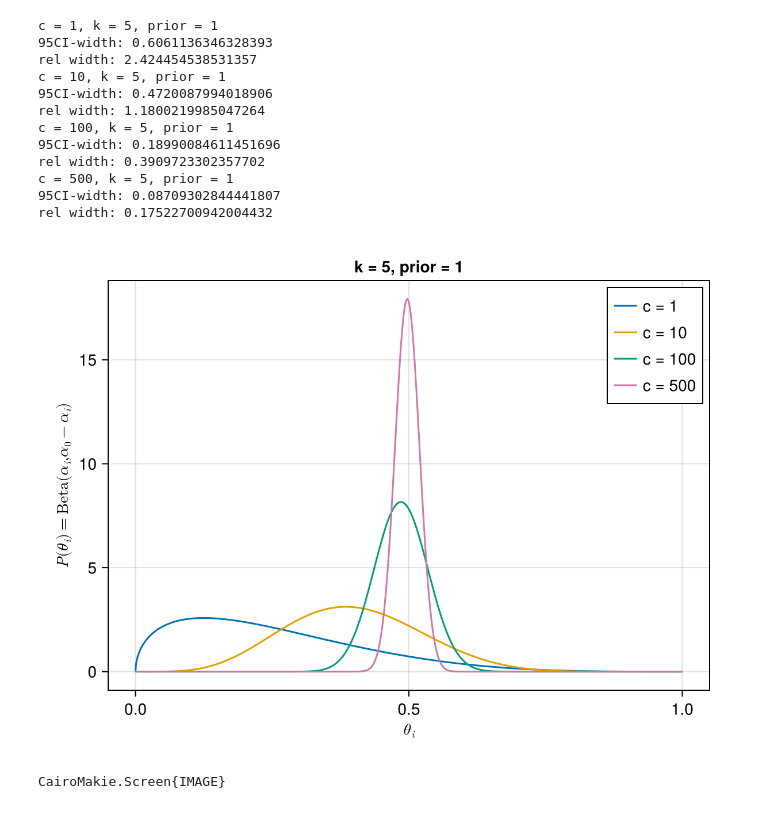
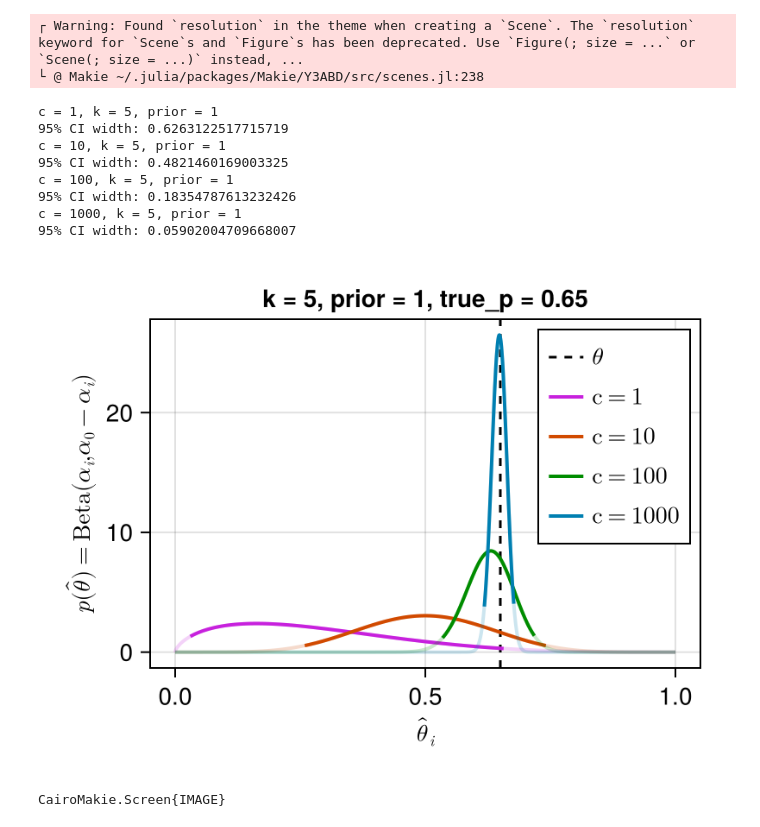
Before and after one commit to luisastue/hc-rl-thompson-sampling, a Jupyter notebook: poc/dirichlet_marginal_evolution.ipynb, the cells around one changed output. Cells and saved outputs as stored; diff of their text form; code cells hidden in the pictures.

```diff
--- a/poc/dirichlet_marginal_evolution.ipynb
+++ b/poc/dirichlet_marginal_evolution.ipynb
@@ -47,20 +64,19 @@ plot_configuration (generic function with 1 method)
 # %%
 k = 5
 prior = 1
-c_values = [1, 10, 100, 500]
-plot_configuration(k, prior, c_values, "k = $k, prior = $prior")
+c_values = [1, 10, 100, 1000]
+r = 0.65
+plot_configuration(k, prior, c_values, "k = $k, prior = $prior, true_p = $r", r)
 # %% [output]
-c = 1, k = 5, prior = 1
-95CI-width: 0.6061136346328393
-rel width: 2.424454538531357
-c = 10, k = 5, prior = 1
-95CI-width: 0.4720087994018906
-rel width: 1.1800219985047264
-c = 100, k = 5, prior = 1
-95CI-width: 0.18990084611451696
-rel width: 0.3909723302357702
-c = 500, k = 5, prior = 1
-95CI-width: 0.08709302844441807
-rel width: 0.17522700942004432
+┌ Warning: Found `resolution` in the theme when creating a `Scene`. The `resolution` keyword for `Scene`s and `Figure`s has been deprecated. Use `Figure(; size = ...` or `Scene(; size = ...)` instead, ...
+└ @ Makie ~/.julia/packages/Makie/Y3ABD/src/scenes.jl:238
+c = 1, k = 5, prior = 1
+95% CI width: 0.6263122517715719
+c = 10, k = 5, prior = 1
+95% CI width: 0.4821460169003325
+c = 100, k = 5, prior = 1
+95% CI width: 0.18354787613232426
+c = 1000, k = 5, prior = 1
+95% CI width: 0.05902004709668007
-[figure, old version]
+[figure, new version]
-CairoMakie.Screen{IMAGE}
+CairoMakie.Screen{IMAGE}
```
Also changed, not shown: parts of 6 cells of this notebook, 12 other files.
